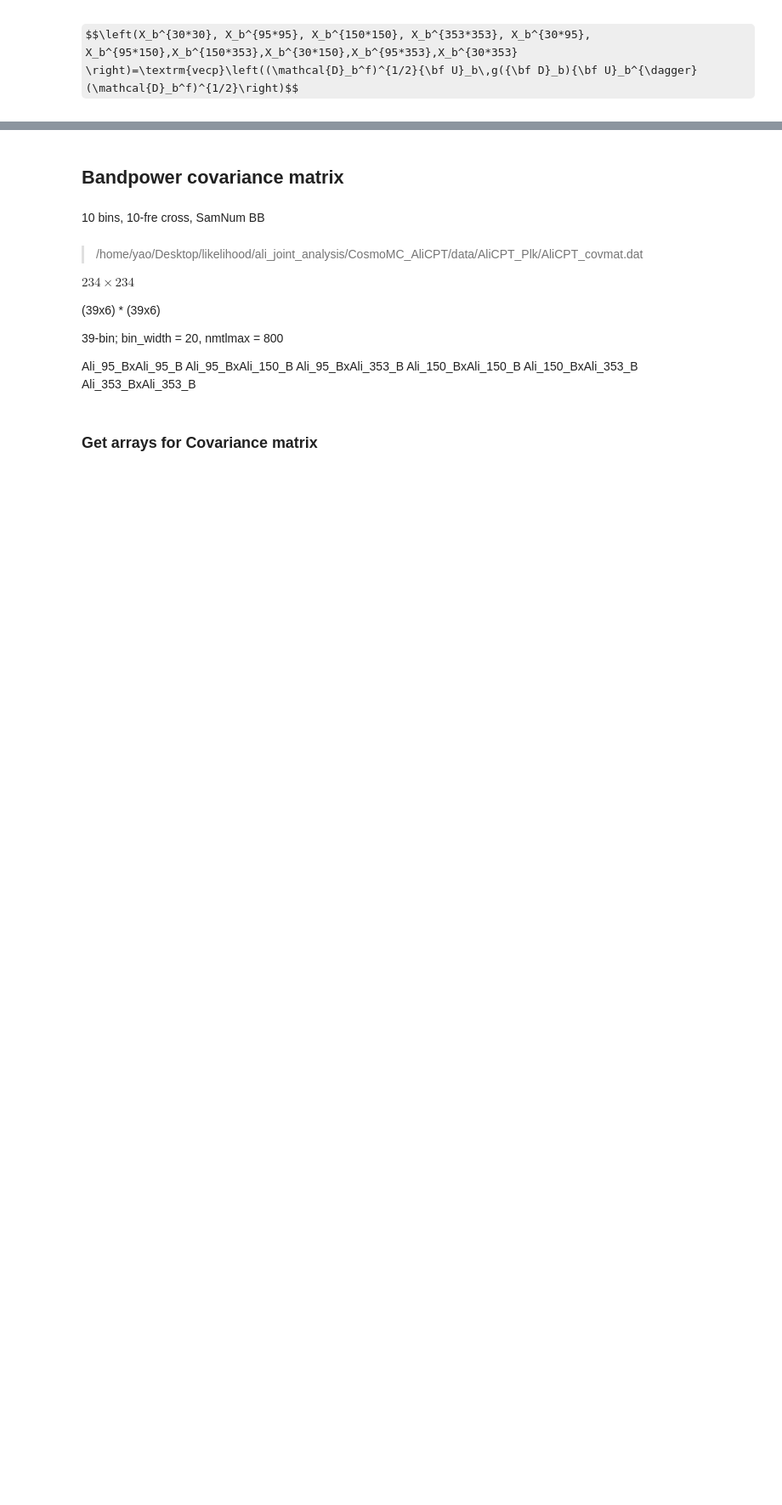
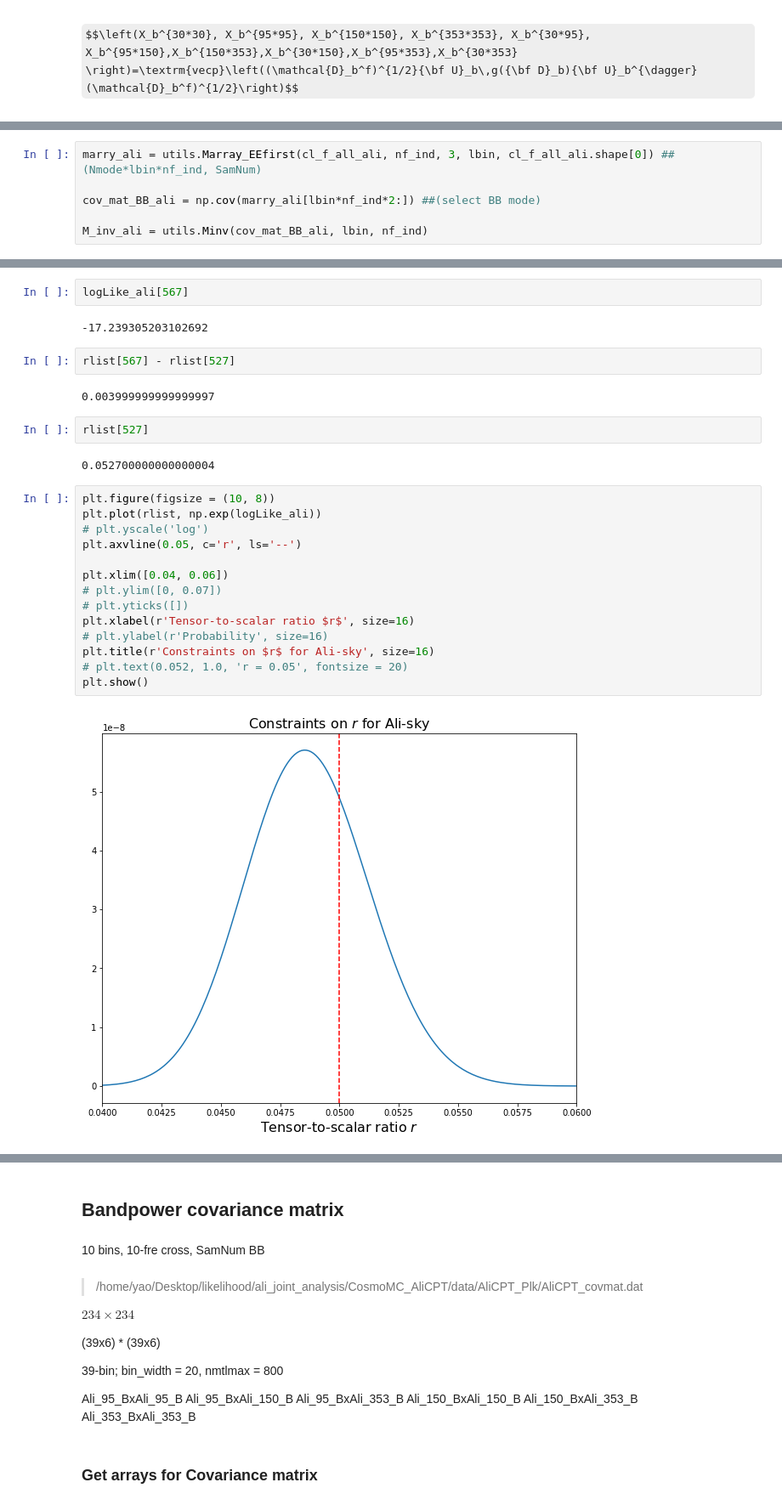
Before and after one commit to YJHelloWorld/Likelihood, a Jupyter notebook: methods.py.ipynb, the cells around one changed output, grey strips where cells are left out. Shown at 85% size. Cells and saved outputs as stored; diff of their text form; some formulas as TeX source; blank space fills up the shorter version.

```diff
--- a/methods.py.ipynb
+++ b/methods.py.ipynb
@@ -197,0 +142,6 @@ array([0.84016461, 0.88510838, 1.12898492, 1.06727341, 1.02693974])
+# %%
+marry_ali = utils.Marray_EEfirst(cl_f_all_ali, nf_ind, 3, lbin, cl_f_all_ali.shape[0]) ## (Nmode*lbin*nf_ind, SamNum)
+
+cov_mat_BB_ali = np.cov(marry_ali[lbin*nf_ind*2:]) ##(select BB mode)
+
+M_inv_ali = utils.Minv(cov_mat_BB_ali, lbin, nf_ind)
@@ -197,0 +178,28 @@ array([0.84016461, 0.88510838, 1.12898492, 1.06727341, 1.02693974])
+# %%
+logLike_ali[567]
+# %% [output]
+-17.239305203102692
+# %%
+rlist[567] - rlist[527]
+# %% [output]
+0.003999999999999997
+# %%
+rlist[527]
+# %% [output]
+0.052700000000000004
+# %%
+plt.figure(figsize = (10, 8))
+plt.plot(rlist, np.exp(logLike_ali))
+# plt.yscale('log')
+plt.axvline(0.05, c='r', ls='--')
+
+plt.xlim([0.04, 0.06])
+# plt.ylim([0, 0.07])
+# plt.yticks([])
+plt.xlabel(r'Tensor-to-scalar ratio $r$', size=16)
+# plt.ylabel(r'Probability', size=16)
+plt.title(r'Constraints on $r$ for Ali-sky', size=16)
+# plt.text(0.052, 1.0, 'r = 0.05', fontsize = 20)
+plt.show()
+# %% [output]
+[figure, added]
```
Also changed, not shown: parts of 77 cells of this notebook.
